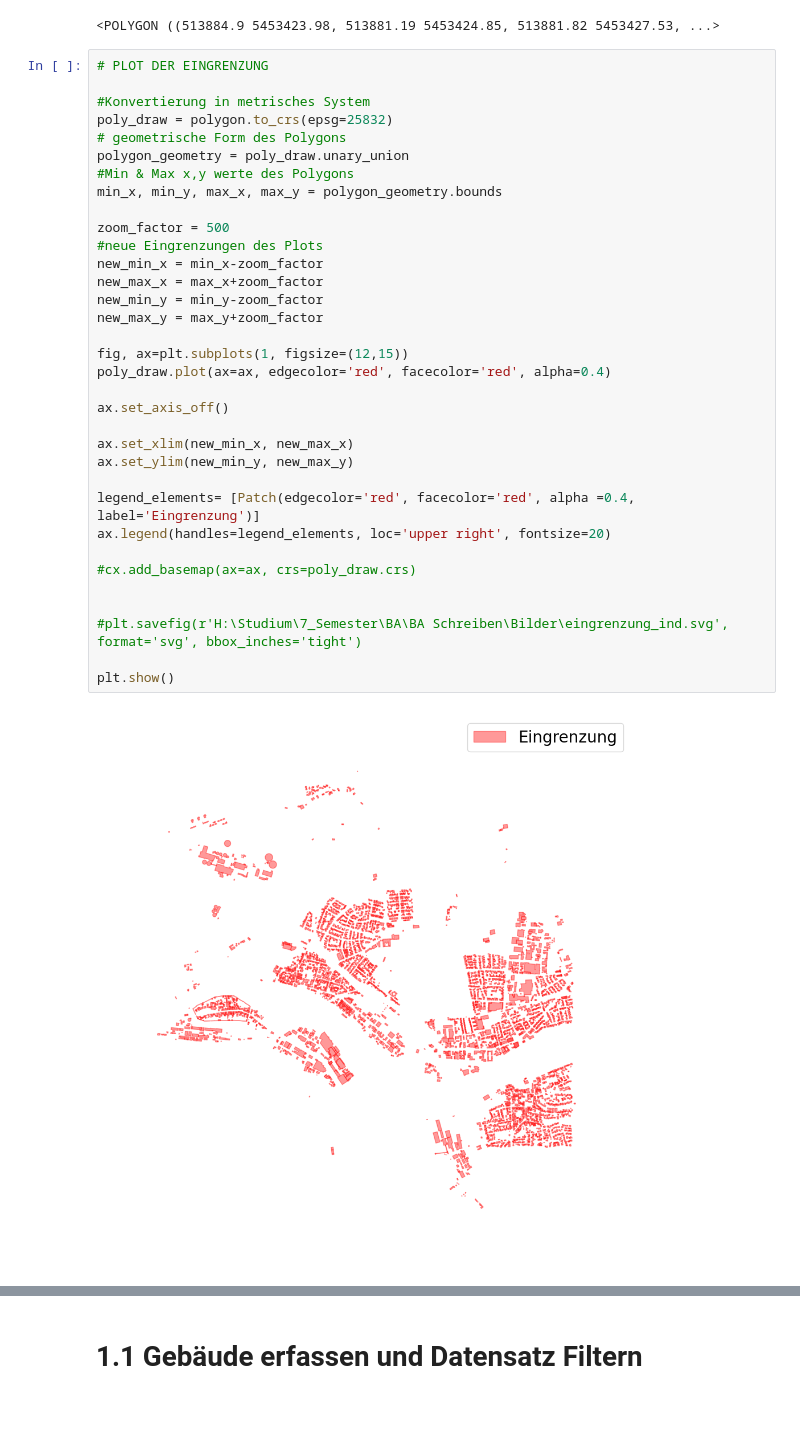
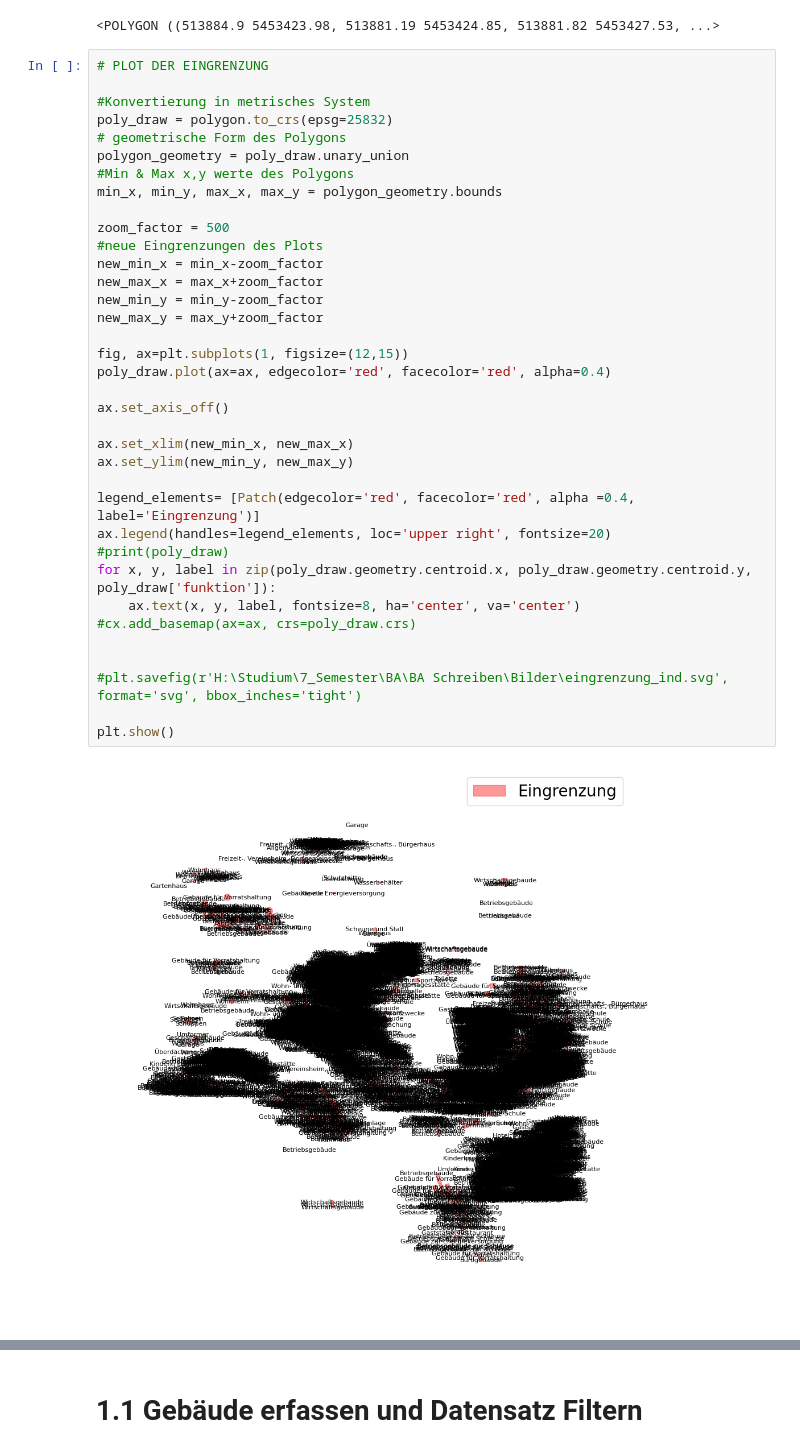
Before and after one commit to MagnusGutacker/Code, a Jupyter notebook: Test.ipynb, the cells around one changed output, grey strips where cells are left out. Cells and saved outputs as stored; diff of their text form; blank space fills up the shorter version.

```diff
--- a/Test.ipynb
+++ b/Test.ipynb
@@ -47,32 +47,34 @@ new_poly
 poly_draw = polygon.to_crs(epsg=25832)
 # geometrische Form des Polygons
 polygon_geometry = poly_draw.unary_union
 #Min & Max x,y werte des Polygons
 min_x, min_y, max_x, max_y = polygon_geometry.bounds
 
 zoom_factor = 500
 #neue Eingrenzungen des Plots
 new_min_x = min_x-zoom_factor
 new_max_x = max_x+zoom_factor
 new_min_y = min_y-zoom_factor
 new_max_y = max_y+zoom_factor
 
 fig, ax=plt.subplots(1, figsize=(12,15))
 poly_draw.plot(ax=ax, edgecolor='red', facecolor='red', alpha=0.4)
 
 ax.set_axis_off()
 
 ax.set_xlim(new_min_x, new_max_x)
 ax.set_ylim(new_min_y, new_max_y)
 
 legend_elements= [Patch(edgecolor='red', facecolor='red', alpha =0.4, label='Eingrenzung')]
 ax.legend(handles=legend_elements, loc='upper right', fontsize=20)
-
+#print(poly_draw)
+for x, y, label in zip(poly_draw.geometry.centroid.x, poly_draw.geometry.centroid.y, poly_draw['funktion']):
+    ax.text(x, y, label, fontsize=8, ha='center', va='center')
 #cx.add_basemap(ax=ax, crs=poly_draw.crs)
 
 
 #plt.savefig(r'H:\Studium\7_Semester\BA\BA Schreiben\Bilder\eingrenzung_ind.svg', format='svg', bbox_inches='tight')
 
 plt.show()
 # %% [output]
-[figure, old version]
+[figure, new version]
```
Also changed, not shown: parts of 2 cells of this notebook, 4 other files.
